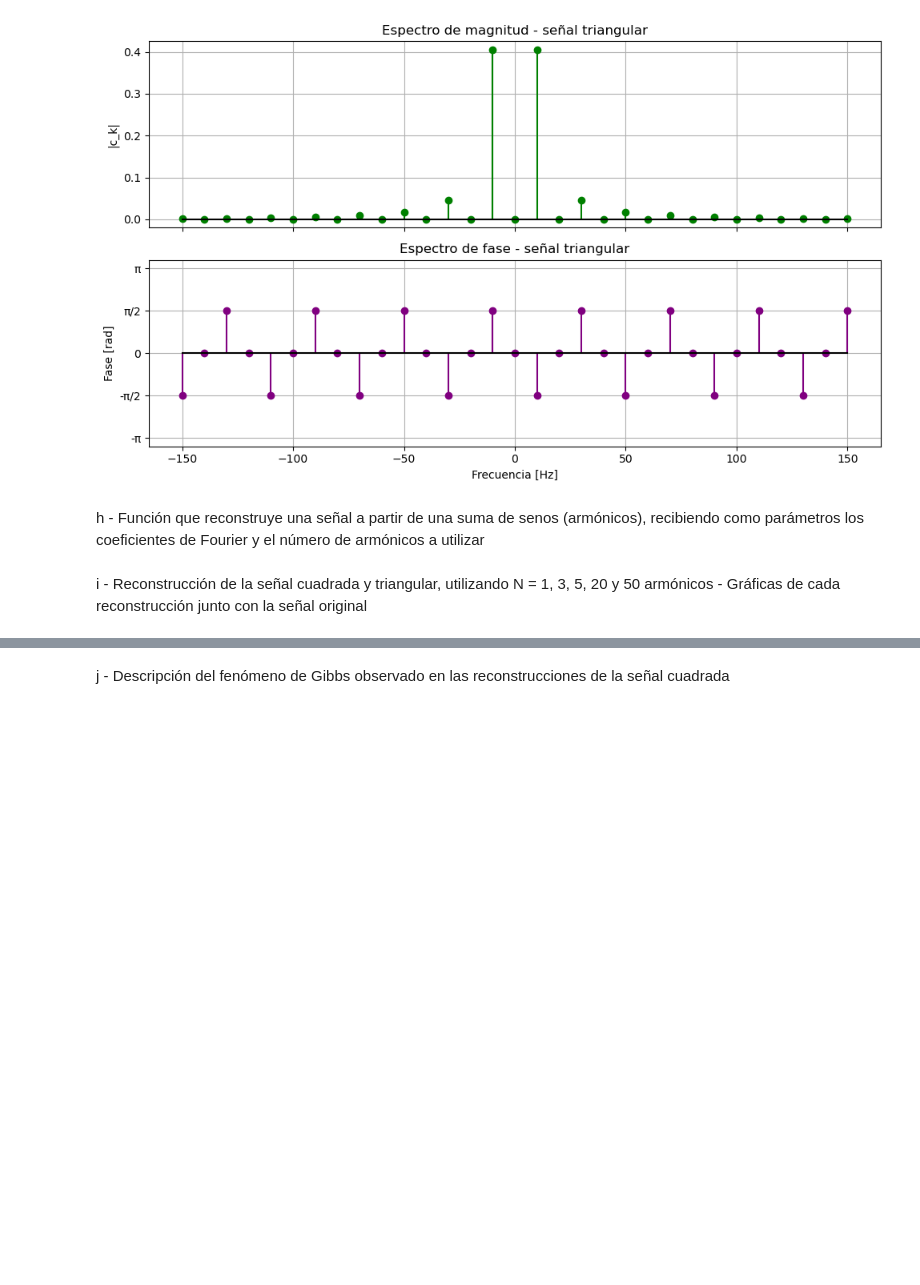
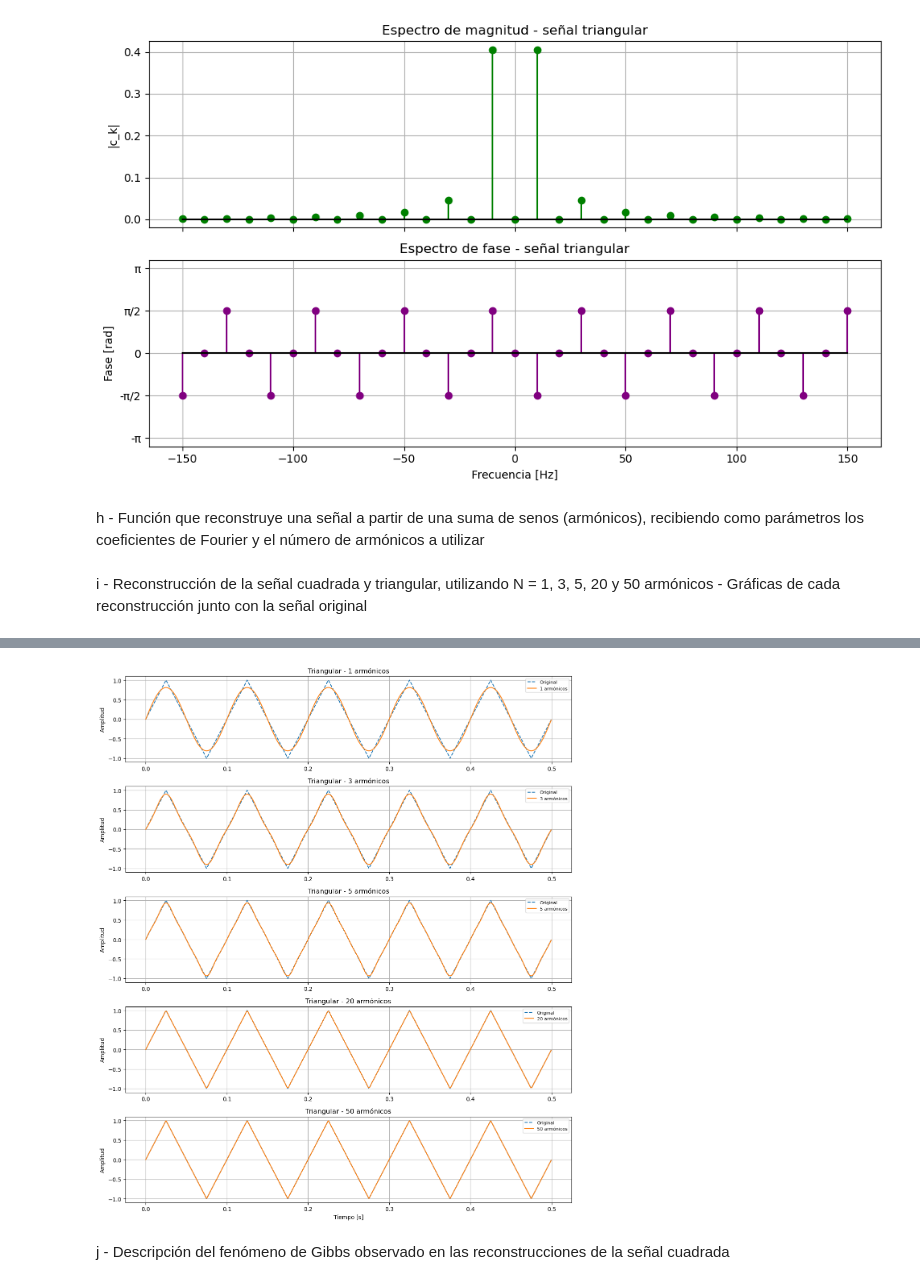
Before and after one commit to Lauren0407/Biosenales-LaurenCordero-AlmaOlea, a Jupyter notebook: Practica_3/Práctica3_Bioseñales.ipynb, the cells around one changed output, grey strips where cells are left out. Cells and saved outputs as stored; diff of their text form; code cells hidden in the pictures; blank space fills up the shorter version.

```diff
--- a/Practica_3/Práctica3_Bioseñales.ipynb
+++ b/Practica_3/Práctica3_Bioseñales.ipynb
@@ -163,3 +212,7 @@ i - Reconstrucción de la señal cuadrada y triangular, utilizando N = 1, 3, 5,
+# %%
+graficar_reconst(k_t_,c_triangular_,t,f0,"Triangular")
+# %% [output]
+[figure, added]
 # %% [markdown]
 j - Descripción del fenómeno de Gibbs observado en las reconstrucciones de la señal
 cuadrada
```
Also changed, not shown: parts of 15 cells of this notebook.
